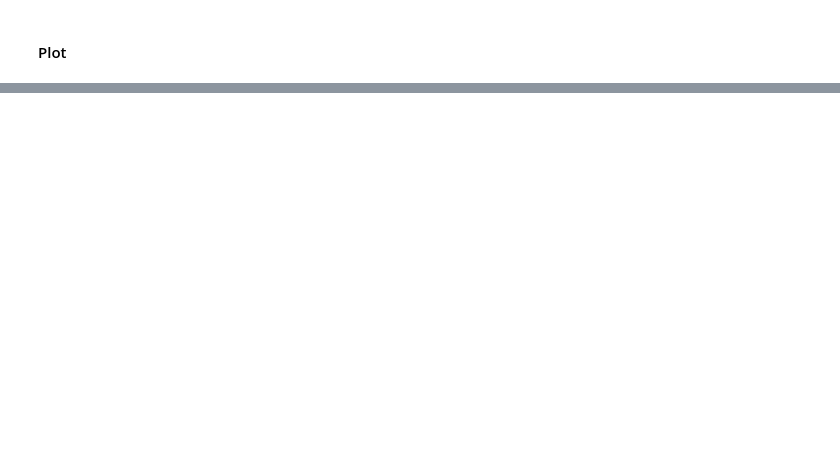
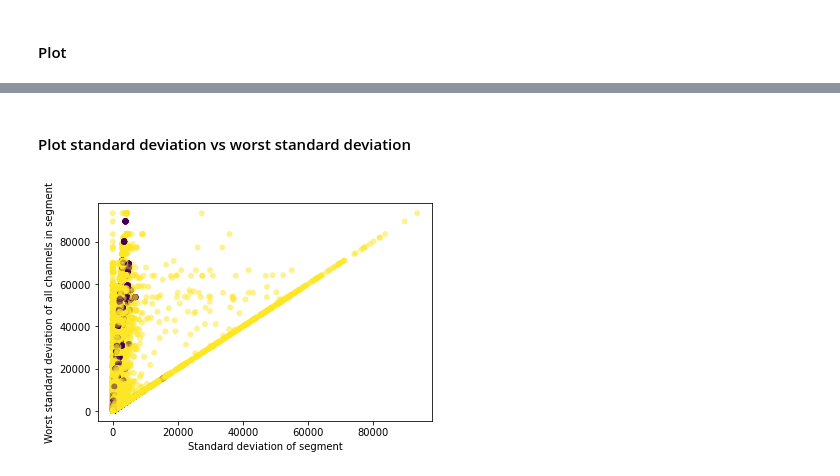
Before and after one commit to Aksel3007/Artefact_Detection, a Jupyter notebook: model_testing.ipynb, the cells around one changed output, grey strips where cells are left out. Cells and saved outputs as stored; diff of their text form; code cells hidden in the pictures; blank space fills up the shorter version.

```diff
--- a/model_testing.ipynb
+++ b/model_testing.ipynb
@@ -224,0 +404,2 @@ Channel: 19
+# %% [markdown]
+#### Plot standard deviation vs worst standard deviation
@@ -224,0 +408,25 @@ Channel: 19
+# %%
+std_list = []
+worst_std_list = []
+correct_pred_list = []
+plot_len = len(pred_rounded)
+for i in range(plot_len):
+    if pred_rounded[i] == y[i]:
+        correct_pred_list.append(1)
+    else:
+        correct_pred_list.append(0)
+
+    std_list.append(np.std(time_series_list[i][channel_list[i],:]))
+    biggest_std = 0
+    for channel in range(25): # Get standard deviation of all channels in the segment
+        if np.std(time_series_list[i][channel,:]) > biggest_std:
+            biggest_std = np.std(time_series_list[i][channel,:])
+    worst_std_list.append(biggest_std)
+
+
+plt.scatter(std_list, worst_std_list, c = correct_pred_list, alpha=0.5, edgecolors='none')
+plt.xlabel('Standard deviation of segment')
+plt.ylabel('Worst standard deviation of all channels in segment')
+plt.show()
+# %% [output]
+[figure, added]
```
Also changed, not shown: parts of 13 cells of this notebook, 10 other files.
